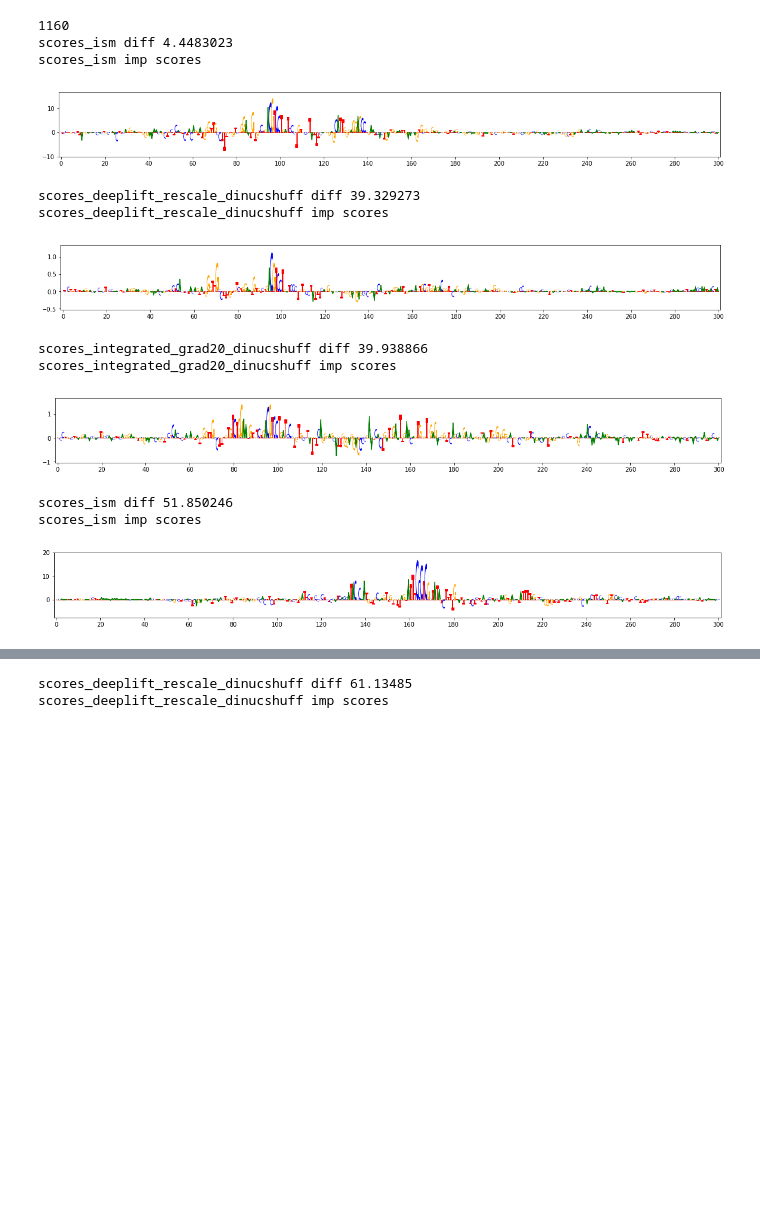
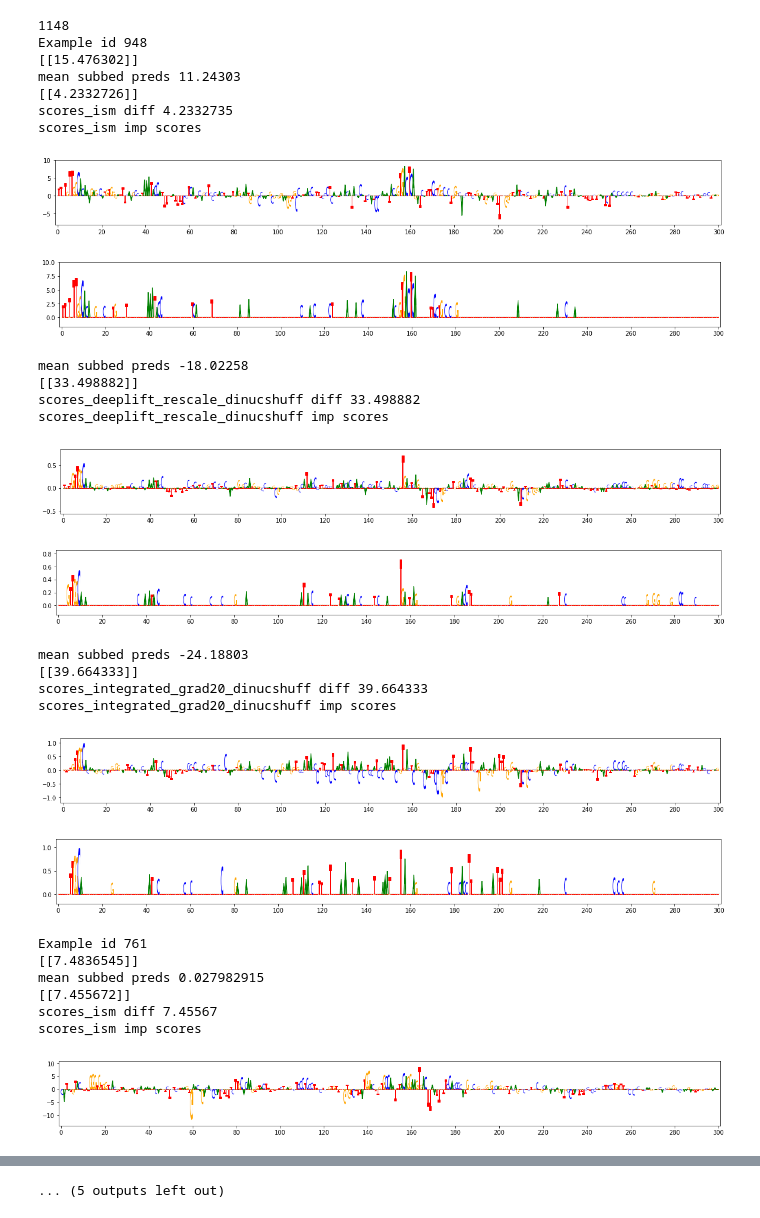
Before and after one commit to kundajelab/interpret-benchmark, a Jupyter notebook: data/Assess model fidelity.ipynb, the cells around one changed output, grey strips where cells are left out. Cells and saved outputs as stored; diff of their text form; code cells hidden in the pictures; blank space fills up the shorter version.

Commit message:
Why model fidelity can be misleading

```diff
--- a/data/Assess model fidelity.ipynb
+++ b/data/Assess model fidelity.ipynb
@@ -310,47 +340,90 @@ scores_deeplift_genomicsdefault_dinucshuff  >  scores_grad_times_inp_flatref pva
 # %%
+import sys
+
 def vis_examples_favoring_method_1(method_1_name, method_2_name,
                                    methods_to_plot,
+                                   method_to_tozero,
+                                   predictive_model,
+                                   shuffled_onehot_seqs,
                                    perf_lookup, imp_scores_fh,
                                    onehot_seq,
-                                   num_to_plot=3):
+                                   num_to_plot=10):
     method_1_perfs = perf_lookup[method_1_name]
     method_2_perfs = perf_lookup[method_2_name]
     method_1_minus_method_2_perfs = method_1_perfs - method_2_perfs
     top_method_1_examples = [x[0] for x in sorted(enumerate(method_1_minus_method_2_perfs),
                                    key=lambda x: -x[1]) if x[1] > 0]
 
-    method_1_scores = np.array(imp_scores_fh[method_1_name])
-    method_2_scores = np.array(imp_scores_fh[method_2_name])
+    print(len(top_method_1_examples))
+    for ex_id in top_method_1_examples[::num_to_plot]:
+        print("Example id",ex_id)
+        original_pred = predictive_model.predict([[onehot_seq[ex_id]]])
+        print(original_pred)
+        for method_to_plot in methods_to_plot:
 
-    print(len(top_method_1_examples))
-    for ex_id in top_method_1_examples[::int(len(top_method_1_examples)/num_to_plot)]:
-        for method_to_plot in methods_to_plot:
+            to_zero = [x for x in method_to_tozero[method_to_plot][ex_id]]
+
+            shuffled_onehot_seqs_for_ex = [x[ex_id] for x in shuffled_onehot_seqs]
+            subbed_out_seqs = []
+            for shuffled_onehot_seq in shuffled_onehot_seqs_for_ex:
+                subbed_seq = np.array(onehot_seq[ex_id])
+                for zero_me in to_zero:
+                    subbed_seq[350+zero_me] = shuffled_onehot_seq[350+zero_me]
+                subbed_out_seqs.append(subbed_seq)
+            subbed_out_preds = predictive_model.predict(np.array(subbed_out_seqs))
+            print("mean subbed preds",np.mean(subbed_out_preds))
+            print(original_pred-np.mean(subbed_out_preds))
+
+            #create zerod-out inputs
             print(method_to_plot+" diff",perf_lookup[method_to_plot][ex_id])
             print(method_to_plot+" imp scores")
-            viz_sequence.plot_weights((onehot_seq[ex_id]*imp_scores_fh[method_to_plot][ex_id][:,None])[350:650],
-                                      subticks_frequency=20)
+            scores_to_plot = (onehot_seq[ex_id]*imp_scores_fh[method_to_plot][ex_id][:,None])[350:650]
+            scores_to_plot_with_zeros = np.zeros_like(scores_to_plot)
+            for to_zero_idx in to_zero:
+                scores_to_plot_with_zeros[to_zero_idx] = scores_to_plot[to_zero_idx]
+
+            viz_sequence.plot_weights(scores_to_plot, subticks_frequency=20)
+            viz_sequence.plot_weights(scores_to_plot_with_zeros, subticks_frequency=20)
 # %%
 vis_examples_favoring_method_1(method_1_name="scores_integrated_grad20_dinucshuff",
                                method_2_name="scores_ism",
                                methods_to_plot=["scores_ism",
                                                 #"scores_grad_times_inp_flatref",
                                                 #"scores_deeplift_genomicsdefault_dinucshuff",
                                                 "scores_deeplift_rescale_dinucshuff",
                                                 "scores_integrated_grad20_dinucshuff"],
+                               method_to_tozero = model_folder_to_method_to_tozero["A549"],
+                               predictive_model = model_folder_to_predictive_model["A549"],
+                               shuffled_onehot_seqs = model_folder_to_shuffled_onehot_seqs["A549"],
                                perf_lookup=model_folder_to_subbed_diffs_lookup["A549"],
                                imp_scores_fh=h5py.File("A549/imp_scores_record_1_model_xIIj6.h5", "r"),
                                onehot_seq=onehot_seq)
 # %% [output]
-1160
-scores_ism diff 4.4483023
+1148
+Example id 948
+[[15.476302]]
+mean subbed preds 11.24303
+[[4.2332726]]
+scores_ism diff 4.2332735
 scores_ism imp scores
-[figure, old version]
+[figure, new version]
+[figure, new version]
-scores_deeplift_rescale_dinucshuff diff 39.329273
+mean subbed preds -18.02258
+[[33.498882]]
+scores_deeplift_rescale_dinucshuff diff 33.498882
 scores_deeplift_rescale_dinucshuff imp scores
-[figure, old version]
+[figure, new version]
+[figure, new version]
-scores_integrated_grad20_dinucshuff diff 39.938866
+mean subbed preds -24.18803
+[[39.664333]]
+scores_integrated_grad20_dinucshuff diff 39.664333
 scores_integrated_grad20_dinucshuff imp scores
-[figure, old version]
+[figure, new version]
+[figure, new version]
-scores_ism diff 51.850246
+Example id 761
+[[7.4836545]]
+mean subbed preds 0.027982915
+[[7.455672]]
+scores_ism diff 7.45567
 scores_ism imp scores
-[figure, old version]
+[figure, added]
@@ -357,2 +431 @@ scores_ism imp scores
-scores_deeplift_rescale_dinucshuff diff 61.13485
-scores_deeplift_rescale_dinucshuff imp scores
+... (5 outputs left out)
```
Also changed, not shown: parts of 2 cells of this notebook.
